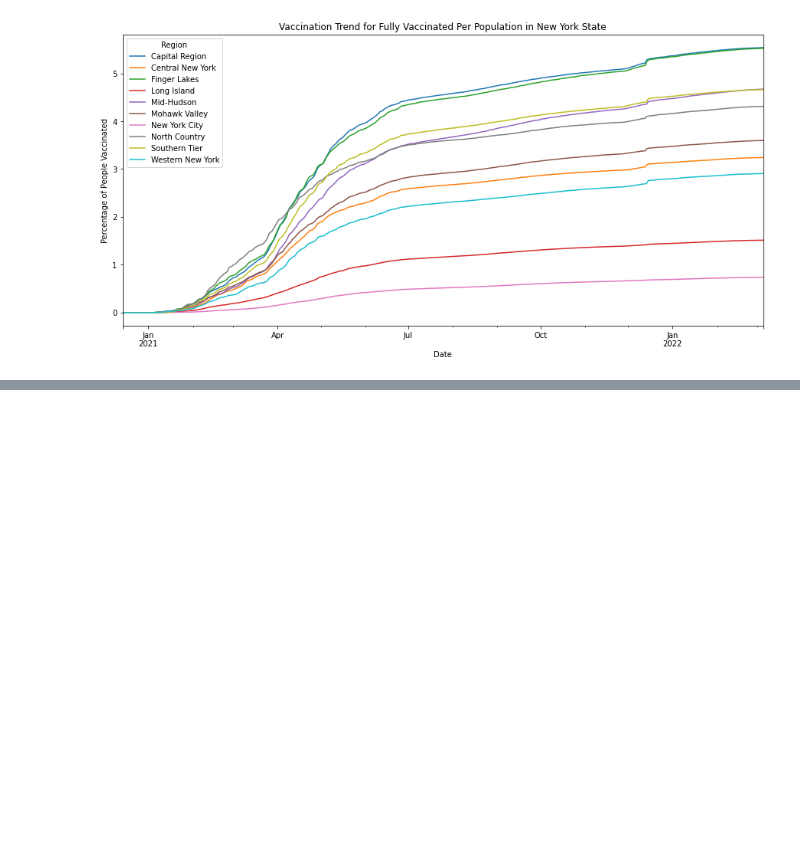
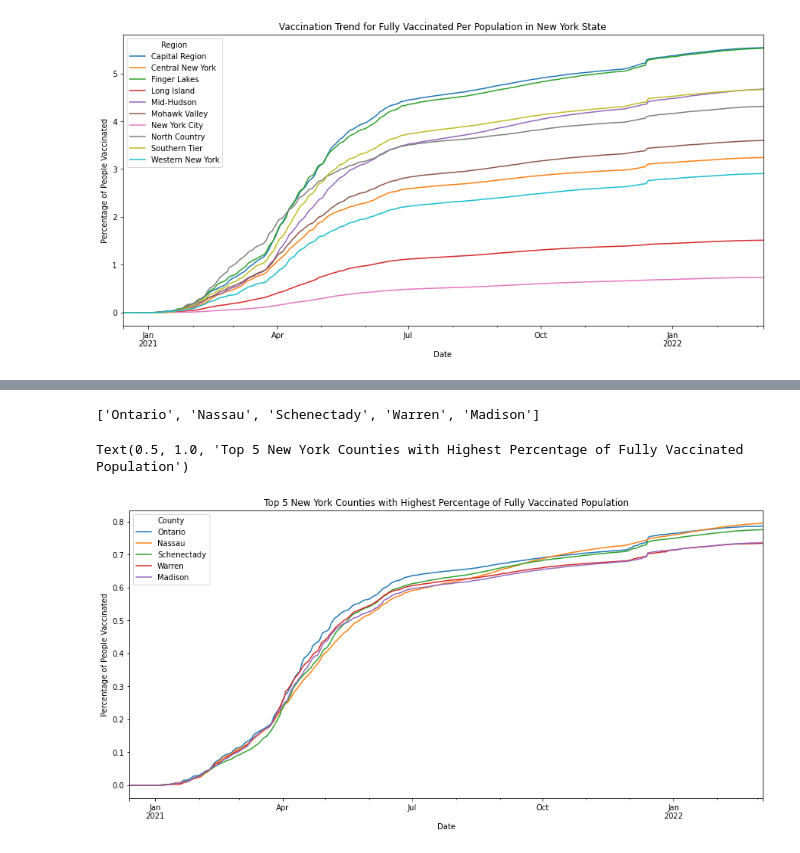
Before and after one commit to AnishaMathur/NY-State-Covid-Analysis, a Jupyter notebook: notebooks/EDA_Vaccination.ipynb, the cells around one changed output, grey strips where cells are left out. Cells and saved outputs as stored; diff of their text form; code cells hidden in the pictures; blank space fills up the shorter version.

```diff
--- a/notebooks/EDA_Vaccination.ipynb
+++ b/notebooks/EDA_Vaccination.ipynb
@@ -320,0 +339,20 @@ Text(0.5, 1.0, 'Vaccination Trend for Fully Vaccinated Per Population in New Yor
+# %%
+NY_grouped = NY_vaccine_by_population.groupby(['County']).sum()['series_complete_by_pop']
+top5 = NY_grouped.sort_values(ascending=False)[:5].index.to_list()
+# %%
+top5
+# %% [output]
+['Ontario', 'Nassau', 'Schenectady', 'Warren', 'Madison']
+# %%
+NY_county = NY_vaccine_by_population.groupby(['Report as of', 'County']).sum()['series_complete_by_pop'].unstack()
+# %%
+fig, ax = plt.subplots(figsize=(15,7))
+NY_county[top5].plot(ax=ax)
+# NY_vaccine_by_population.groupby(['Report as of', 'Region']).sum()['series_complete_by_pop'].unstack().plot(legend=True, ax=ax)
+plt.xlabel('Date')
+plt.ylabel('Percentage of People Vaccinated')
+plt.title('Top 5 New York Counties with Highest Percentage of Fully Vaccinated Population')
+# plt.title('Vaccination Trend for Fully Vaccinated Per Population in New York State')
+# %% [output]
+Text(0.5, 1.0, 'Top 5 New York Counties with Highest Percentage of Fully Vaccinated Population')
+[figure, added]
```
Also changed, not shown: parts of 10 cells of this notebook.
